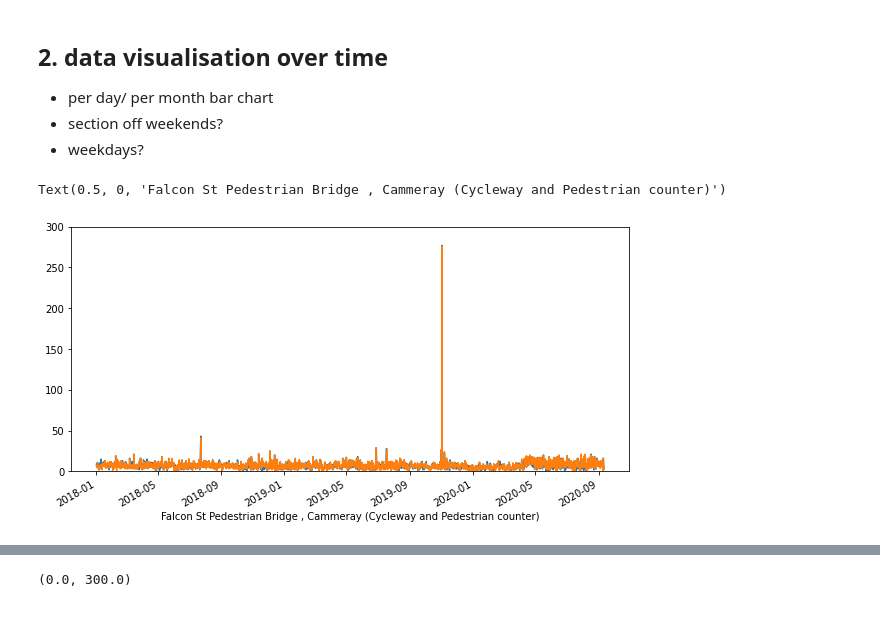
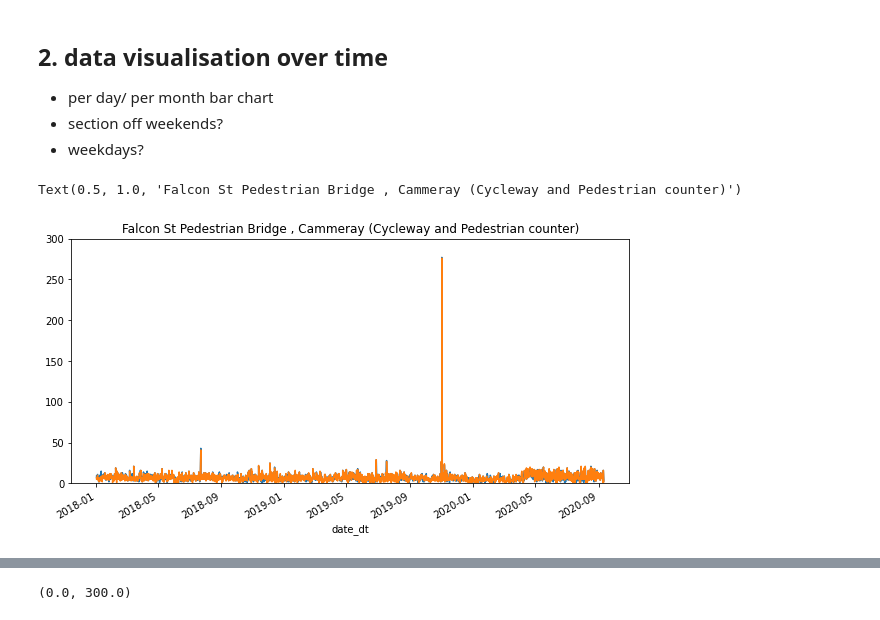
Before and after one commit to bojanasinpyjamas/data_project, a Jupyter notebook: cycleway-countsxls2018-2020.ipynb, the cells around one changed output, grey strips where cells are left out. Saved outputs shown, nothing was run; the diff lists cells and outputs as text; code cells hidden in the pictures.

```diff
--- a/cycleway-countsxls2018-2020.ipynb
+++ b/cycleway-countsxls2018-2020.ipynb
@@ -136,9 +136,9 @@ station_df = time_df[time_df.station=="100008"]
 # %%
 # AxesSubplot:xlabel= if station=="100008" use location_name
 station_df[station_df.direction=="North"]["counter"].plot( )
 station_df[station_df.direction=="South"]["counter"].plot( )
 plt.ylim([0, 300])
-plt.xlabel(station_df.iloc[0].location_name)
+plt.title(station_df.iloc[0].location_name)
 # %% [output]
-Text(0.5, 0, 'Falcon St Pedestrian Bridge , Cammeray (Cycleway and Pedestrian counter)')
+Text(0.5, 1.0, 'Falcon St Pedestrian Bridge , Cammeray (Cycleway and Pedestrian counter)')
-[figure, old version]
+[figure, new version]
```
Also changed, not shown: parts of 1 cell of this notebook.
